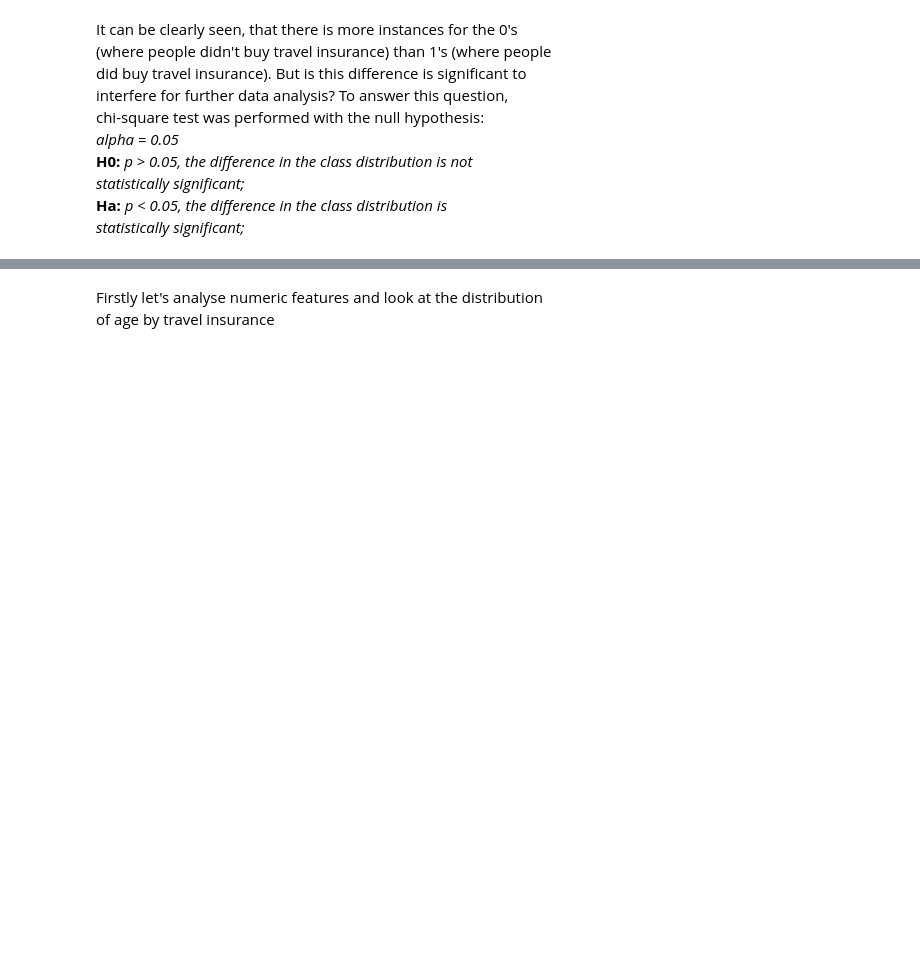
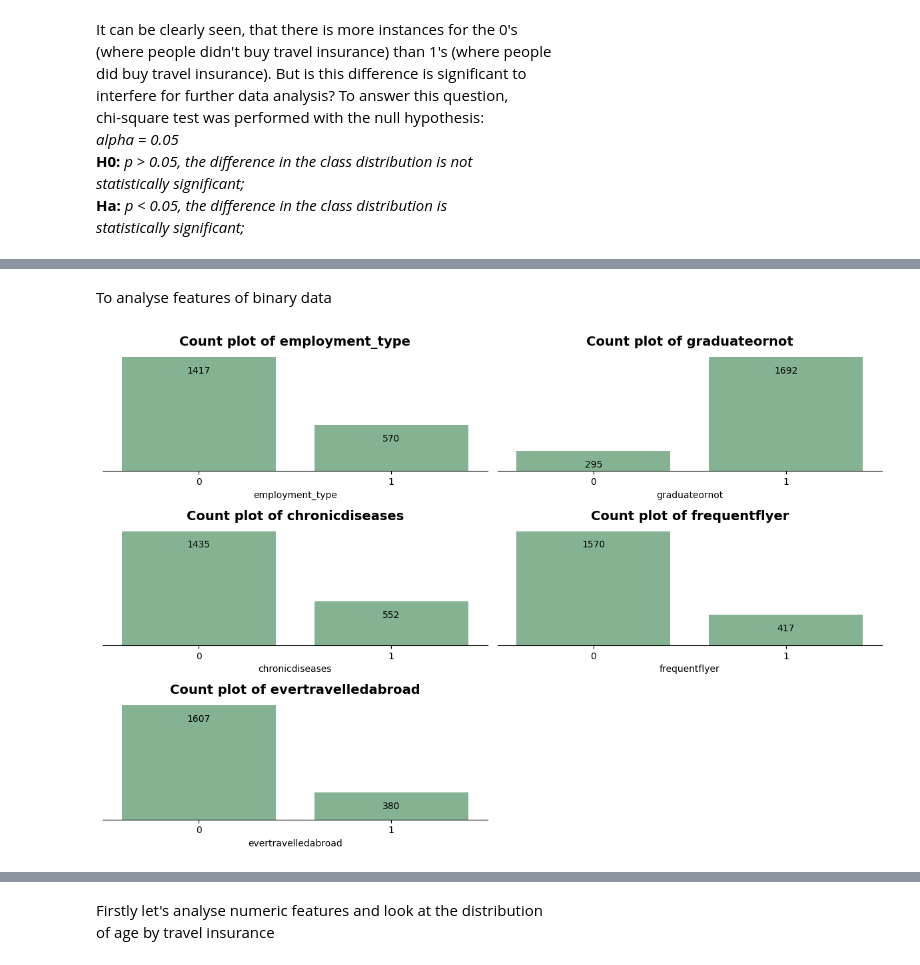
Before and after one commit to ShariYo/Modul3_Sprint1, a Jupyter notebook: project/main.ipynb, the cells around one changed output, grey strips where cells are left out. Cells and saved outputs as stored; diff of their text form; code cells hidden in the pictures; blank space fills up the shorter version.

```diff
--- a/project/main.ipynb
+++ b/project/main.ipynb
@@ -203,3 +188,28 @@ print(ztest)
+# %% [markdown]
+To analyse features of binary data
+# %%
+nums = travel_cate.drop(columns=["familymembers", "travelinsurance"])
+fig, ax = plt.subplots(3, 2, figsize=(12, 8))
+ax = ax.flatten()
+for axis, col in zip(ax, list(nums.columns)):
+    sns.countplot(data=nums, x=col, ax=axis)
+    for container in axis.containers:
+        axis.bar_label(container, padding=-20)
+    axis.axes.get_yaxis().set_visible(False)
+    axis.axes.get_xaxis().set_visible(True)
+    axis.spines['top'].set_visible(False)
+    axis.spines['right'].set_visible(False)
+    axis.spines['left'].set_visible(False)
+    axis.set_xlabel(col)
+    axis.set_ylabel("Count")
+    axis.set_title(f"Count plot of {col}", size=14, fontweight="bold", ha="center")
+if len(list(nums.columns)) < len(ax):
+    fig.delaxes(ax[-1])
+plt.tight_layout()
+
+plt.show()
+# %% [output]
+[figure, added]
 # %%
 oversampler = RandomOverSampler(sampling_strategy="auto", random_state=42)
 X = travel_cate[["employment_type", "graduateornot", "chronicdiseases"]]
```
Also changed, not shown: parts of 14 cells of this notebook.
